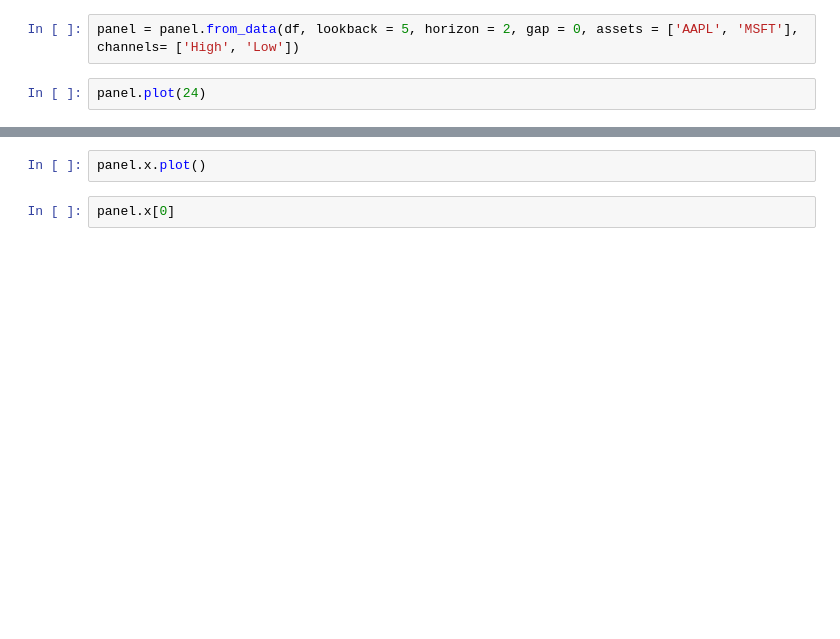
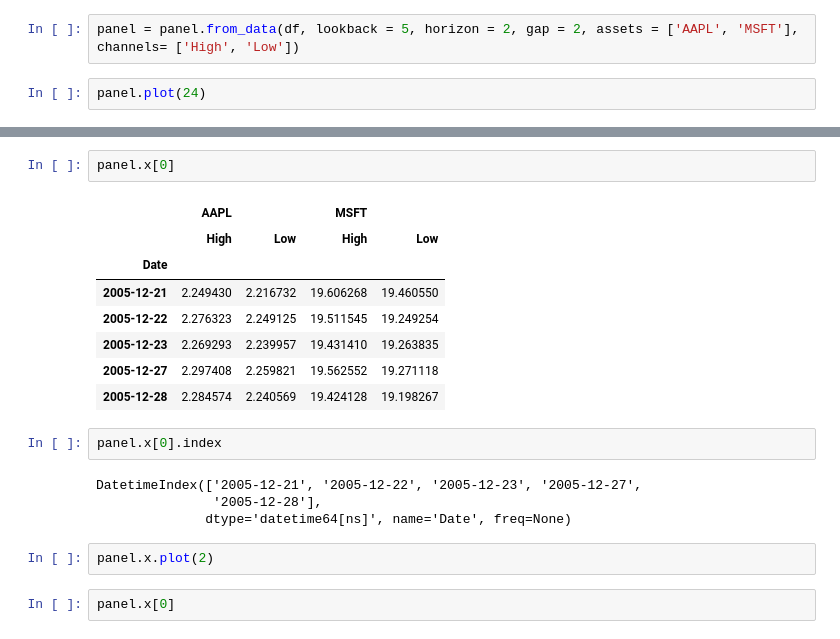
Before and after one commit to langflow-ai/wavy, a Jupyter notebook: notebooks/bovespa_analysis.ipynb, the cells around one changed output, grey strips where cells are left out. Cells and saved outputs as stored; diff of their text form; blank space fills up the shorter version.

Commit message:
refac: update plots

```diff
--- a/notebooks/bovespa_analysis.ipynb
+++ b/notebooks/bovespa_analysis.ipynb
@@ -27,7 +27,7 @@ df.head(5)
 | 2005-12-28 | 39.455973 | 39.696782 | 39.244353 | 39.310028 | 427200.0 | 18.853798 | 18.935281 | 18.747245 | 18.803656 | 2026300.0 | ... | ... |
 5 rows × 2085 columns
 # %%
-panel = panel.from_data(df, lookback = 5, horizon = 2, gap = 0, assets = ['AAPL', 'MSFT'], channels= ['High', 'Low'])
+panel = panel.from_data(df, lookback = 5, horizon = 2, gap = 2, assets = ['AAPL', 'MSFT'], channels= ['High', 'Low'])
 # %%
 panel.plot(24)
 # %%
@@ -35,5 +44,22 @@ panel.x.first
+# %%
+panel.x[0]
+# %% [output]
+|  | AAPL |  | MSFT |  |
+|  | High | Low | High | Low |
+| Date |  |  |  |  |
+| 2005-12-21 | 2.249430 | 2.216732 | 19.606268 | 19.460550 |
+| 2005-12-22 | 2.276323 | 2.249125 | 19.511545 | 19.249254 |
+| 2005-12-23 | 2.269293 | 2.239957 | 19.431410 | 19.263835 |
+| 2005-12-27 | 2.297408 | 2.259821 | 19.562552 | 19.271118 |
+| 2005-12-28 | 2.284574 | 2.240569 | 19.424128 | 19.198267 |
+# %%
+panel.x[0].index
+# %% [output]
+DatetimeIndex(['2005-12-21', '2005-12-22', '2005-12-23', '2005-12-27',
+               '2005-12-28'],
+              dtype='datetime64[ns]', name='Date', freq=None)
 # %%
-panel.x.plot()
+panel.x.plot(2)
 # %%
 panel.x[0]
 # %%
```
Also changed, not shown: parts of 1 cell of this notebook, 4 other files.
